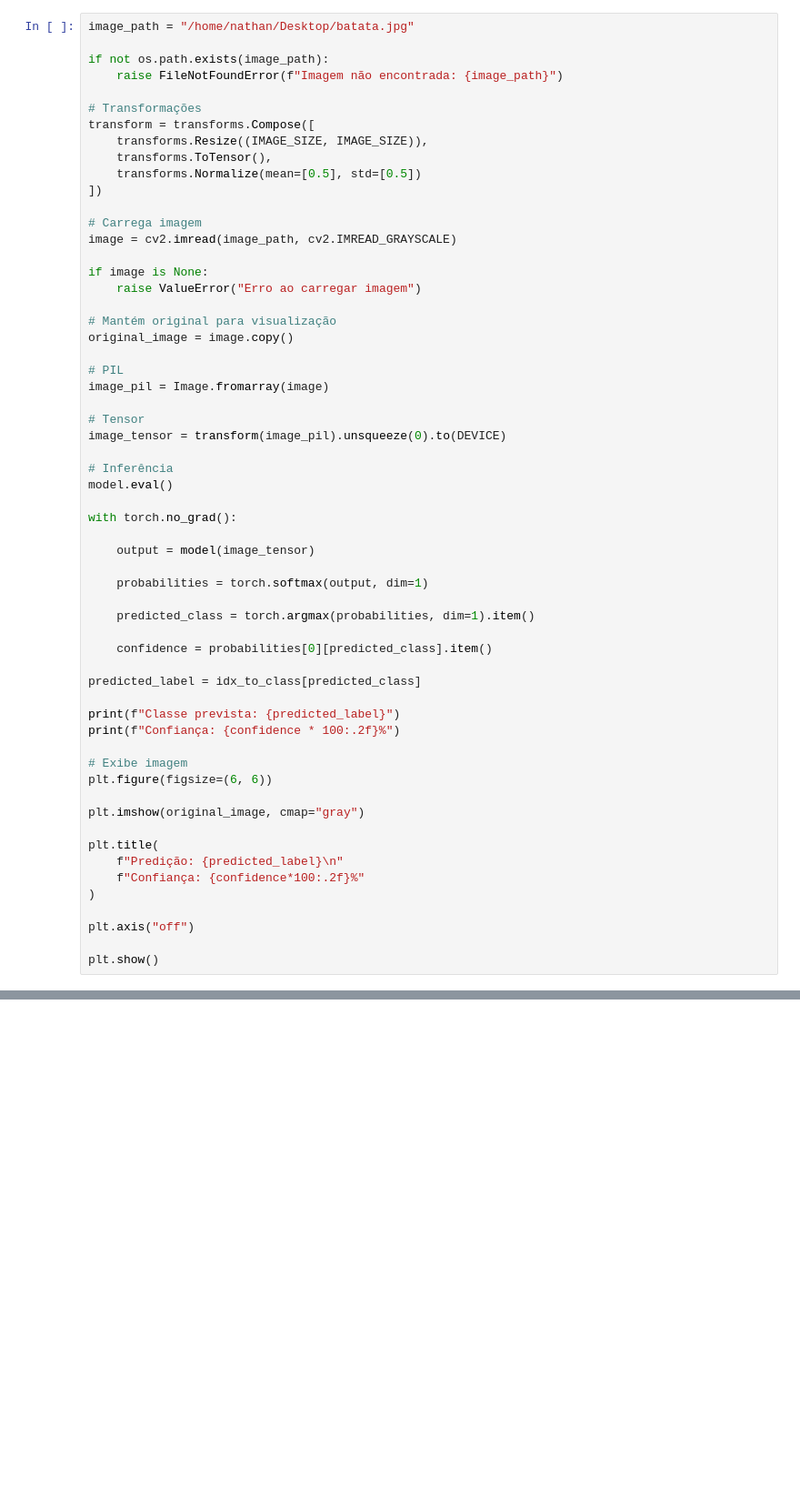
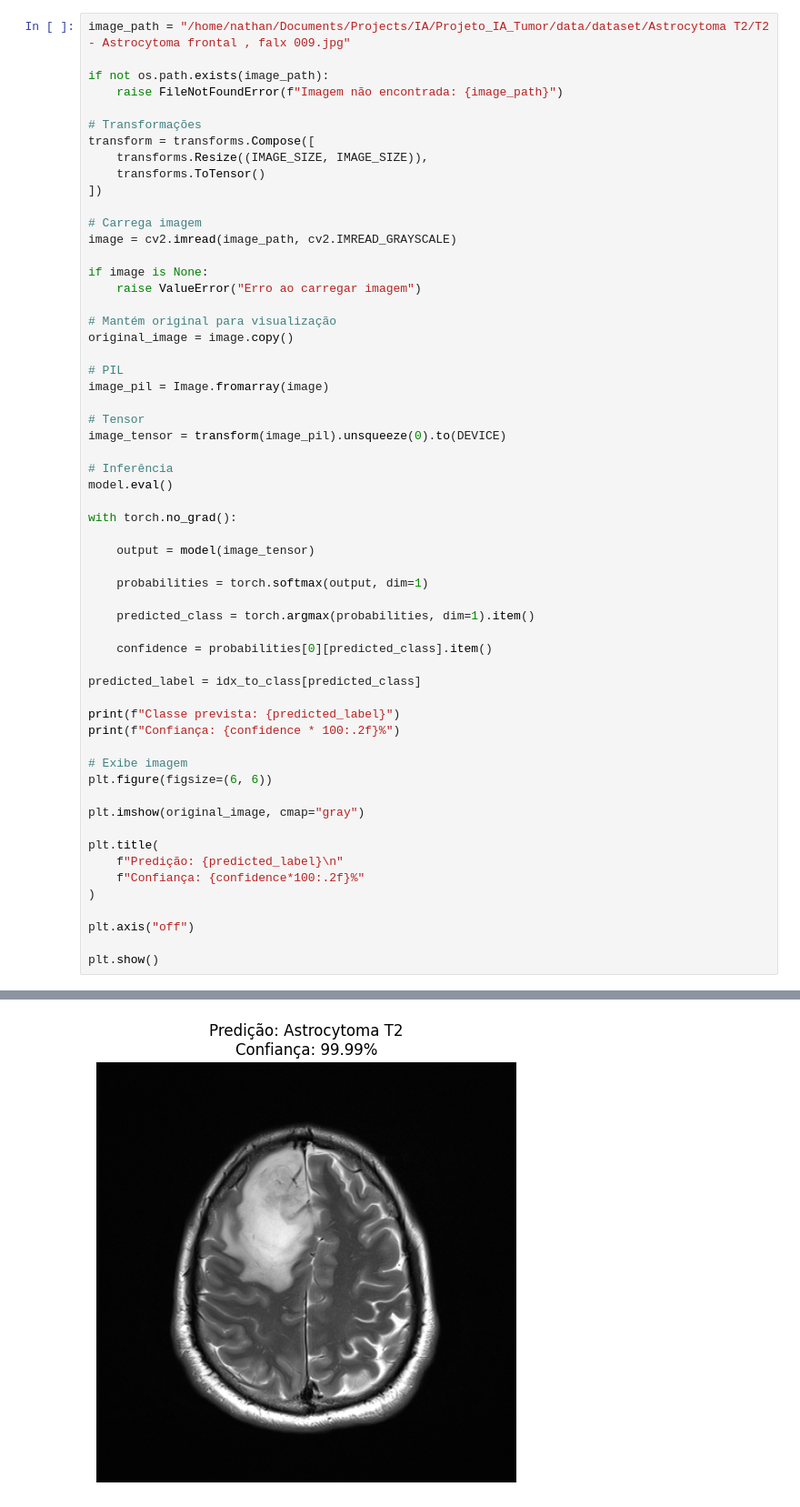
Before and after one commit to N4TH4NB/Projeto_IA_Tumor, a Jupyter notebook: src/main.ipynb, the cells around one changed output, grey strips where cells are left out. Shown at 91% size. Cells and saved outputs as stored; diff of their text form; blank space fills up the shorter version.

```diff
--- a/src/main.ipynb
+++ b/src/main.ipynb
@@ -387,7 +370,7 @@ plt.show()
 # %% [output]
 [figure]
 # %%
-image_path = "/home/nathan/Desktop/batata.jpg"
+image_path = "/home/nathan/Documents/Projects/IA/Projeto_IA_Tumor/data/dataset/Astrocytoma T2/T2 - Astrocytoma frontal , falx 009.jpg"
 
 if not os.path.exists(image_path):
     raise FileNotFoundError(f"Imagem não encontrada: {image_path}")
@@ -395,8 +378,7 @@ if not os.path.exists(image_path):
 # Transformações
 transform = transforms.Compose([
     transforms.Resize((IMAGE_SIZE, IMAGE_SIZE)),
-    transforms.ToTensor(),
-    transforms.Normalize(mean=[0.5], std=[0.5])
+    transforms.ToTensor()
 ])
 
 # Carrega imagem
@@ -450,3 +433,4 @@ FileNotFoundError: Imagem não encontrada: /home/nathan/Desktop/batata.jpg
+[figure, added]
 # %%
 # Caminhos
 final_model_path = MODEL_DIR / "final_model_weights.pth"
```
Also changed, not shown: parts of 14 cells of this notebook, 8 other files.
